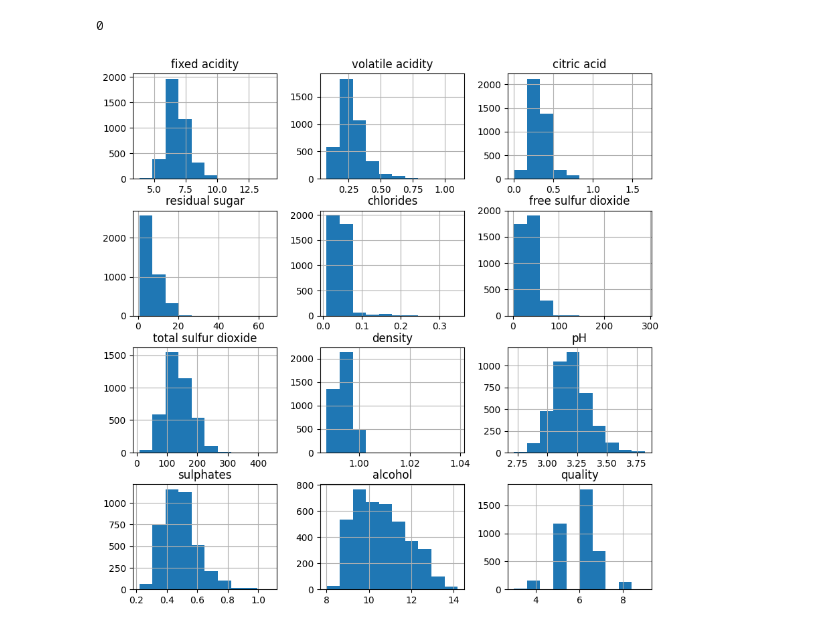
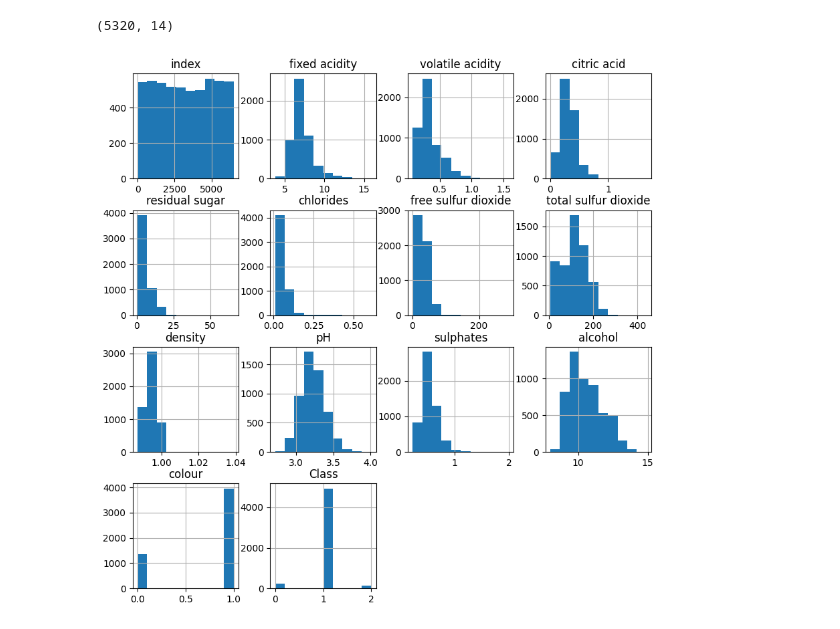
Before and after one commit to Daniel-AlCa/Proyect-2, a Jupyter notebook: Proyecto_2.ipynb, the cells around one changed output. Saved outputs shown, nothing was run; the diff lists cells and outputs as text; code cells hidden in the pictures.

```diff
--- a/Proyecto_2.ipynb
+++ b/Proyecto_2.ipynb
@@ -1,12 +1,11 @@
 # %% [markdown]
 <a href="https://colab.research.google.com/github/Daniel-AlCa/Proyect-2/blob/main/Proyecto_2.ipynb" target="_parent"><img src="https://colab.research.google.com/assets/colab-badge.svg" alt="Open In Colab"/></a>
 # %%
-#Dataset Opcion 1
-import pandas as pd
+#Dataset opcion 2
 
 #1) Fuente de datos: Kaggle
-
-filename =('/content/drive/MyDrive/Coding Dojo/Codificación de Coding Dojo/Proyecto 2/Mall_Customers.csv')
-df=pd.read_csv(filename)
-df.head()
+import pandas as pd
+filename1 =('/content/drive/MyDrive/Coding Dojo/Codificación de Coding Dojo/Proyecto 2/winequality-white-and-red.xlsx')
+df1=pd.read_excel(filename1)
+df1.head(20)
 # %% [output]
@@ -92,0 +53,16 @@ memory usage: 459.3 KB
+# %%
+# 3) ¿Cuál es el objetivo?
+
+#El objetivo seriaclasificar la calidad el vino la cual tiene numeros de 3-9, para lo cual se segmentaran en 3 rangos de calidades Low (3-4), Medium (5-7), High (8-9)
+#Low tendra asignado el número: 0, Medium : 1, High: 2
+cquality=[]
+for x in range (len(df1)):
+  if df1['quality'][x]<=4:
+    cquality.append(0)
+  elif df1['quality'][x]>=5 and df1['quality'][x]<=7 :
+    cquality.append(1)
+  elif df1['quality'][x]>=8 :
+    cquality.append(2)
+
+df1['Class']=cquality
+df1
@@ -113,15 +103,16 @@ memory usage: 459.3 KB
 # %%
 #Semana 2
-  #Se trabajara con lso datos de la calidad del vino:
+  #Se trabajara con los datos de la calidad del vino:
 
 # -eliminado las columnas innecesarias
-    #No hay columnas innecesarias
-
+    #eliminar columna original de calidad del vino
+df1 = df1.drop(columns=['quality'])
 # -eliminado las filas duplicadas
 
-df1.duplicated().sum() # hay 937 filas duplicadas
+df1.duplicated().sum() # hay filas duplicadas
 df1=df1.drop_duplicates()
 df1.duplicated().sum() #hay 0 filas duplicadas
+df1.reset_index(inplace=True, drop=False)
 
 #-identificado y abordado los valores faltantes
 
@@ -130,14 +121,14 @@ df1.duplicated().sum() #hay 0 filas duplicadas
 #-identificado y corregido las inconsistencias en los datos para los valores categóricos (es decir, Cat, cat, cats)
 
     #Todos los datos son numeros enteros o con decimales
-# %% [output]
-0
 # %%
 #-producido visuales univariantes para el objetivo y todas las características
 
 df1.hist(figsize=(10,10));
+df1.shape
 # %% [output]
+(5320, 14)
-[figure, old version]
+[figure, new version]
 # %%
 #-identificado los valores atípicos
 df1.info()
```
Also changed, not shown: parts of 37 cells of this notebook.
